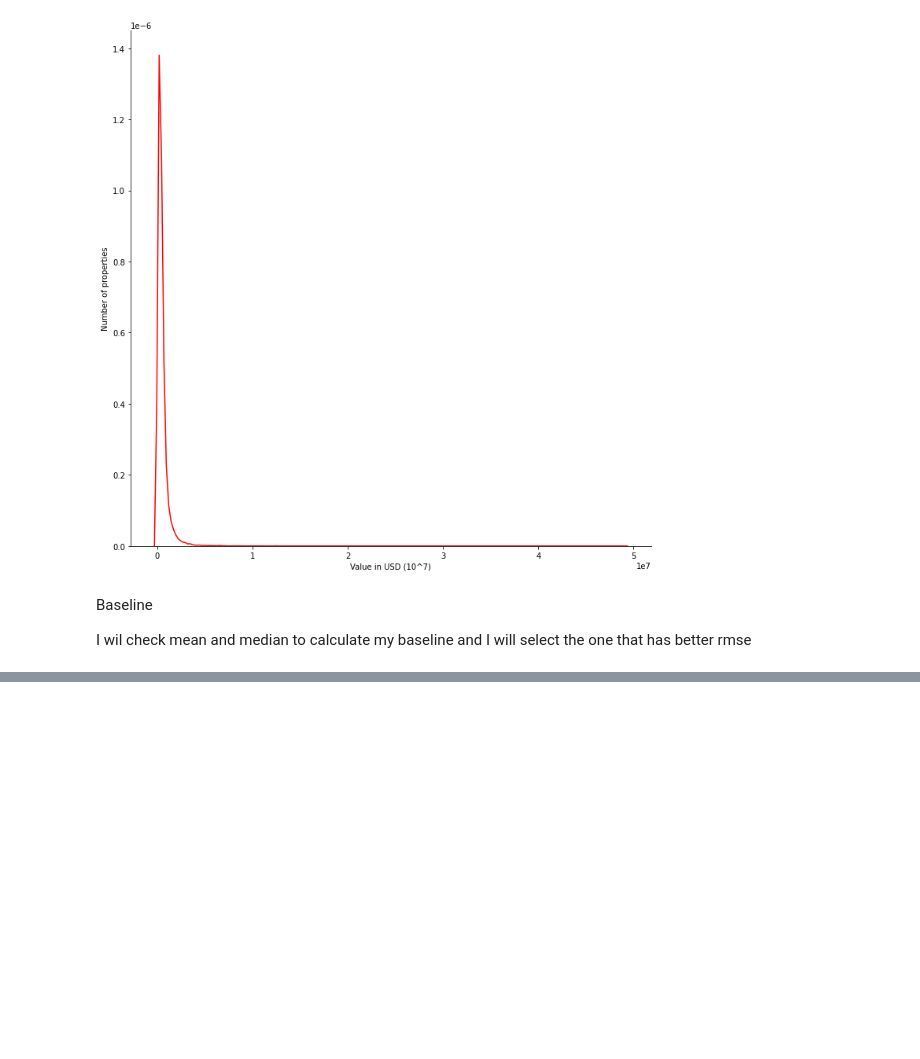
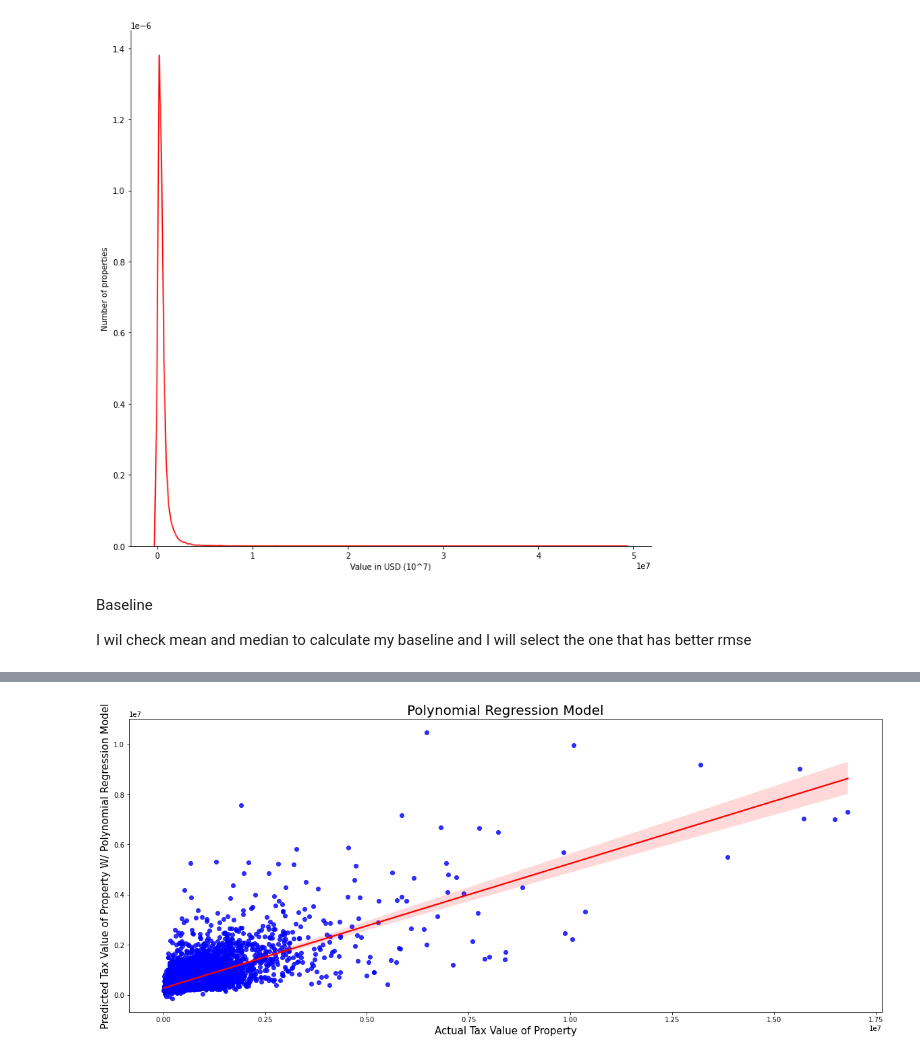
Before and after one commit to Olivert75/regression_project, a Jupyter notebook: Initial_workbook.ipynb, the cells around one changed output, grey strips where cells are left out. Saved outputs shown, nothing was run; the diff lists cells and outputs as text; code cells hidden in the pictures; blank space fills up the shorter version.

```diff
--- a/Initial_workbook.ipynb
+++ b/Initial_workbook.ipynb
@@ -629,0 +462,33 @@ plt.show()
+# %%
+#making polynomial features to get a new set of features, I found that degree=3 yielded the best results.
+pf = PolynomialFeatures(degree=3)
+
+#fit and transform X_train_scaled
+X_train_degree3 = pf.fit_transform(X_train_scaled[selected_features])
+
+#transform X_validate_scaled, and X_test_scaled
+X_validate_degree3 = pf.transform(X_validate_scaled[selected_features])
+X_test_degree3 = pf.transform(X_test_scaled[selected_features])
+
+#okay let's do linear regression again with our new degree
+lm3 = LinearRegression(normalize=True)
+
+#fit the model using scaled X_train, once again specify y_train column
+lm3.fit(X_train_degree3, y_train.tax_value)
+
+#predict train
+y_train['tax_value_pred_lm3'] = lm3.predict(X_train_degree3)
+
+#evaluate rmse for train
+rmse_train = mean_squared_error(y_train.tax_value, y_train.tax_value_pred_lm3)**(1/2)
+
+#predict validate
+y_validate['tax_value_pred_lm3'] = lm3.predict(X_validate_degree3)
+
+#evaluate rmse for validate
+rmse_validate = mean_squared_error(y_validate.tax_value, y_validate.tax_value_pred_lm3)**(1/2)
+
+print("RMSE for Polynomial Model, degrees=3\nTraining/In-Sample: ", rmse_train,
+      "\nValidation/Out-of-Sample: ", rmse_validate)
+r2_score_lm3 = round(r2_score(y_validate.tax_value, y_validate.tax_value_pred_lm3),2)
+print(f'The r^2 value for TweedieRegressor is {round(r2_score_lm3,3)}')
@@ -629,0 +519,13 @@ plt.show()
+# %%
+#looks like 3rd degree polynomial did the best, let's visualize that
+plt.figure(figsize=(20,8))
+
+sns.regplot(data=y_test, x=y_validate.tax_value, y=y_validate.tax_value_pred_lm3,
+            scatter_kws={'color':'blue'}, line_kws={'color':'red'})
+plt.xlabel("Actual Tax Value of Property", fontdict={'fontsize':15})
+plt.ylabel("Predicted Tax Value of Property W/ Polynomial Regression Model", fontdict={'fontsize':15})
+plt.title("Polynomial Regression Model", fontdict={'fontsize': 20})
+
+plt.show()
+# %% [output]
+[figure, added]
```
Also changed, not shown: parts of 69 cells of this notebook.
